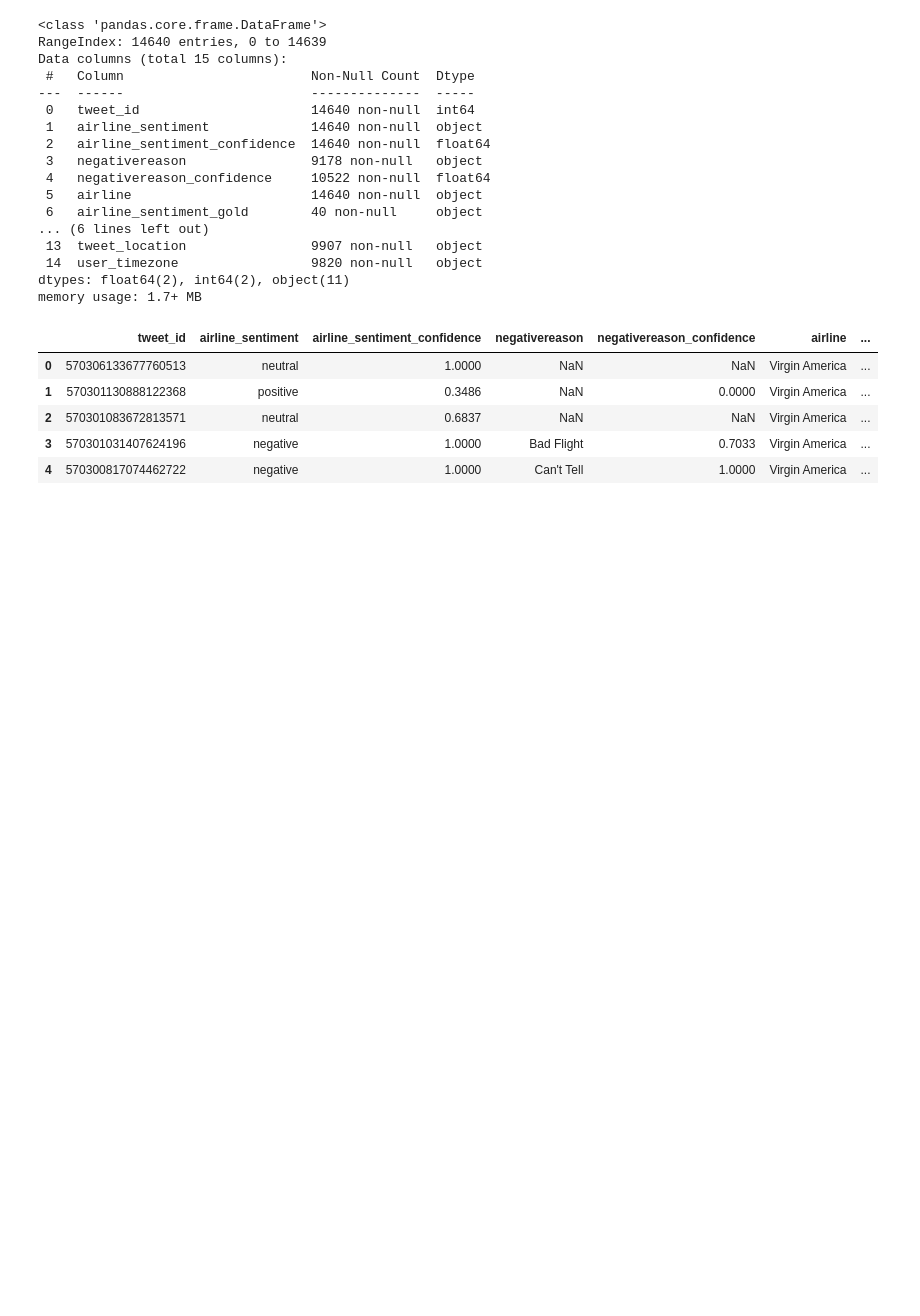
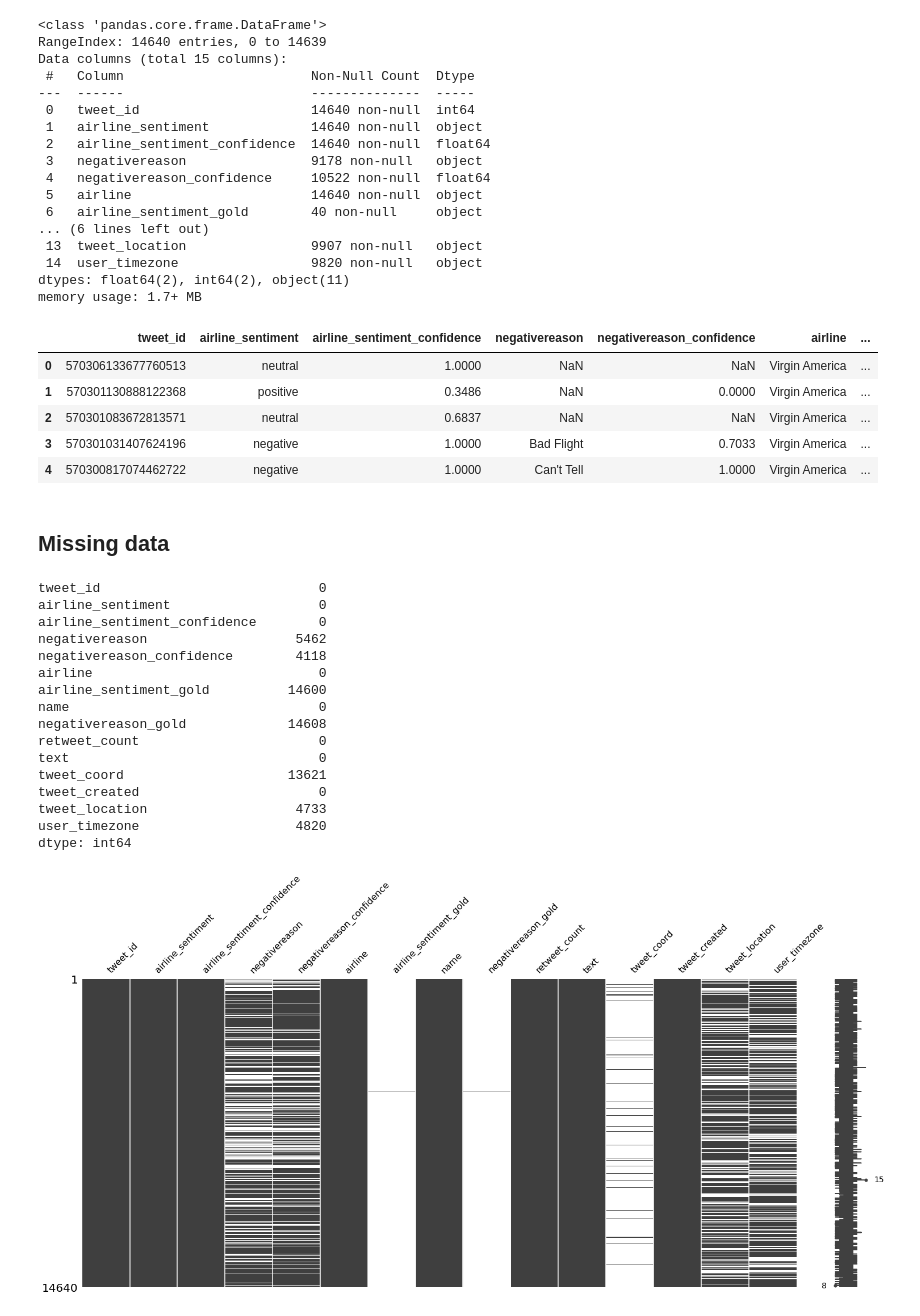
Before and after one commit to mo-amininasab/Twitter_US_Airline_Sentiment, a Jupyter notebook: Twitter_US_Airline_Sentiment.ipynb, the cells around one changed output. Cells and saved outputs as stored; diff of their text form; code cells hidden in the pictures; blank space fills up the shorter version.

```diff
--- a/Twitter_US_Airline_Sentiment.ipynb
+++ b/Twitter_US_Airline_Sentiment.ipynb
@@ -53,3 +53,26 @@ df.head()
 | 2 | 570301083672813571 | neutral | 0.6837 | NaN | NaN | Virgin America | ... |
 | 3 | 570301031407624196 | negative | 1.0000 | Bad Flight | 0.7033 | Virgin America | ... |
 | 4 | 570300817074462722 | negative | 1.0000 | Can't Tell | 1.0000 | Virgin America | ... |
+# %% [markdown]
+## Missing data
+# %%
+missingno.matrix(df)
+df.isna().sum()
+# %% [output]
+tweet_id                            0
+airline_sentiment                   0
+airline_sentiment_confidence        0
+negativereason                   5462
+negativereason_confidence        4118
+airline                             0
+airline_sentiment_gold          14600
+name                                0
+negativereason_gold             14608
+retweet_count                       0
+text                                0
+tweet_coord                     13621
+tweet_created                       0
+tweet_location                   4733
+user_timezone                    4820
+dtype: int64
+[figure, added]
```
Also changed, not shown: parts of 4 cells of this notebook.
